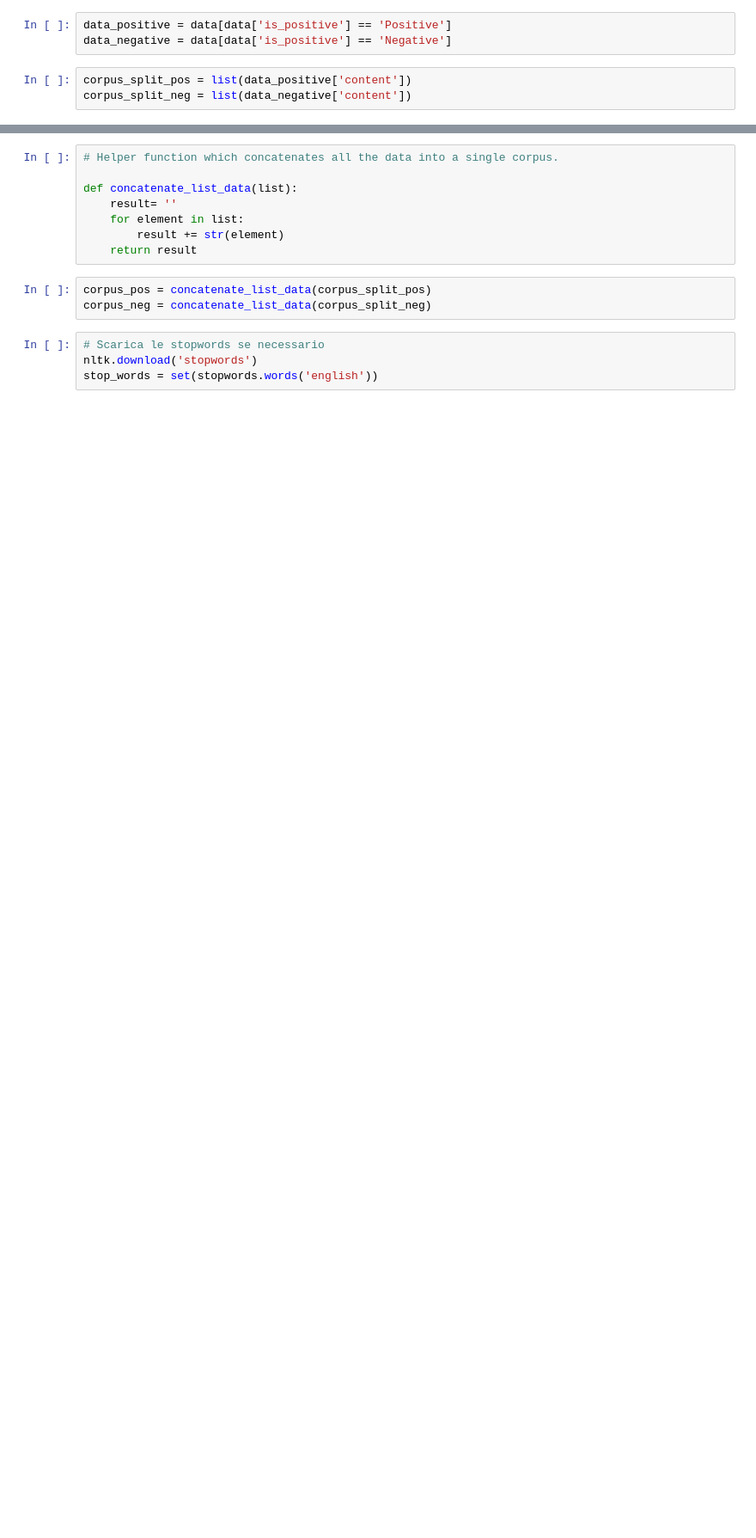
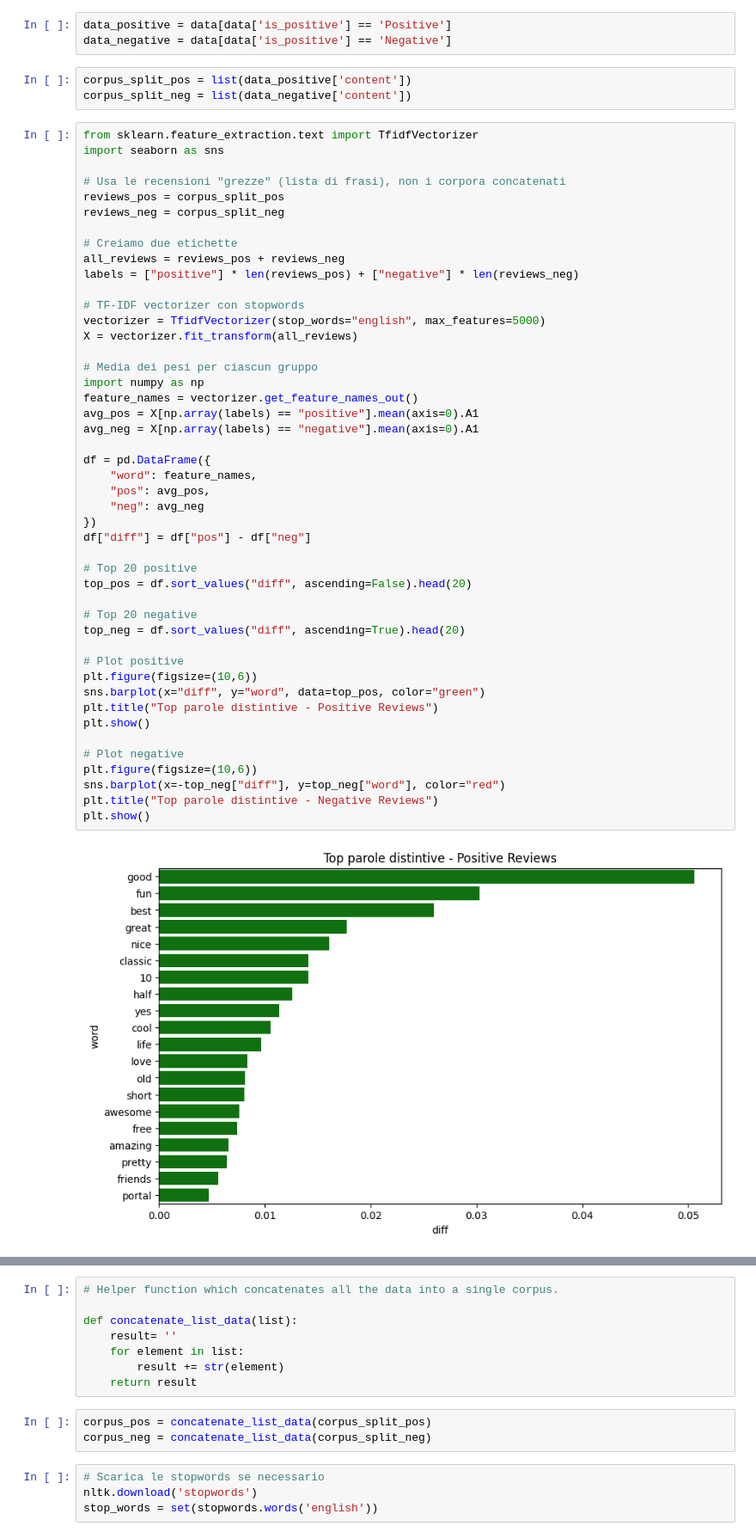
Before and after one commit to aledanna00/SentimentAnalysis, a Jupyter notebook: world_cloud.ipynb, the cells around one changed output, grey strips where cells are left out. Shown at 86% size. Saved outputs shown, nothing was run; the diff lists cells and outputs as text; blank space fills up the shorter version.

```diff
--- a/world_cloud.ipynb
+++ b/world_cloud.ipynb
@@ -47,3 +61,51 @@ data_negative = data[data['is_positive'] == 'Negative']
 # %%
 corpus_split_pos = list(data_positive['content'])
 corpus_split_neg = list(data_negative['content'])
+# %%
+from sklearn.feature_extraction.text import TfidfVectorizer
+import seaborn as sns
+
+# Usa le recensioni "grezze" (lista di frasi), non i corpora concatenati
+reviews_pos = corpus_split_pos
+reviews_neg = corpus_split_neg
+
+# Creiamo due etichette
+all_reviews = reviews_pos + reviews_neg
+labels = ["positive"] * len(reviews_pos) + ["negative"] * len(reviews_neg)
+
+# TF-IDF vectorizer con stopwords
+vectorizer = TfidfVectorizer(stop_words="english", max_features=5000)
+X = vectorizer.fit_transform(all_reviews)
+
+# Media dei pesi per ciascun gruppo
+import numpy as np
+feature_names = vectorizer.get_feature_names_out()
+avg_pos = X[np.array(labels) == "positive"].mean(axis=0).A1
+avg_neg = X[np.array(labels) == "negative"].mean(axis=0).A1
+
+df = pd.DataFrame({
+    "word": feature_names,
+    "pos": avg_pos,
+    "neg": avg_neg
+})
+df["diff"] = df["pos"] - df["neg"]
+
+# Top 20 positive
+top_pos = df.sort_values("diff", ascending=False).head(20)
+
+# Top 20 negative
+top_neg = df.sort_values("diff", ascending=True).head(20)
+
+# Plot positive
+plt.figure(figsize=(10,6))
+sns.barplot(x="diff", y="word", data=top_pos, color="green")
+plt.title("Top parole distintive - Positive Reviews")
+plt.show()
+
+# Plot negative
+plt.figure(figsize=(10,6))
+sns.barplot(x=-top_neg["diff"], y=top_neg["word"], color="red")
+plt.title("Top parole distintive - Negative Reviews")
+plt.show()
+# %% [output]
+[figure, added]
```
Also changed, not shown: parts of 6 cells of this notebook.
